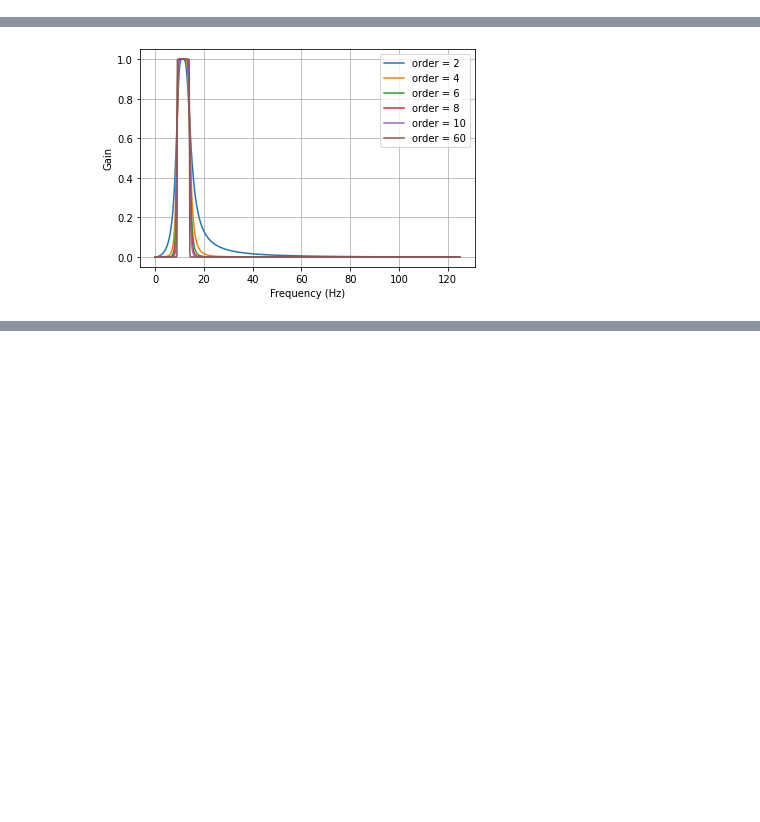
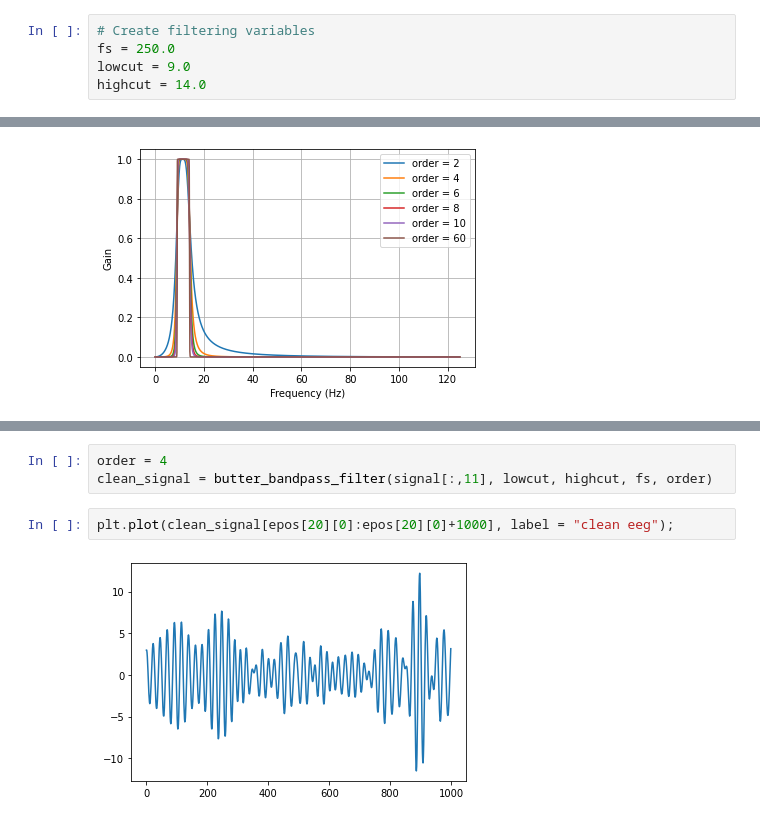
Before and after one commit to AlphaAmeame/Cogs189_BCI_project, a Jupyter notebook: bcidatasetIV2a-master/main.ipynb, the cells around one changed output, grey strips where cells are left out. Saved outputs shown, nothing was run; the diff lists cells and outputs as text; blank space fills up the shorter version.

```diff
--- a/bcidatasetIV2a-master/main.ipynb
+++ b/bcidatasetIV2a-master/main.ipynb
@@ -56,3 +65,8 @@ highcut = 100.0 # 10  Hz is the highest frequency we will pass.
+# %%
+# Create filtering variables
+fs = 250.0
+lowcut = 9.0
+highcut = 14.0
 # %%
 low_cut_temp  = 8;
 high_cut_temp = 15;
@@ -96,0 +123,7 @@ plt.show();
+# %%
+order = 4
+clean_signal = butter_bandpass_filter(signal[:,11], lowcut, highcut, fs, order)
+# %%
+plt.plot(clean_signal[epos[20][0]:epos[20][0]+1000], label = "clean eeg");
+# %% [output]
+[figure, added]
```
Also changed, not shown: parts of 7 cells of this notebook.
